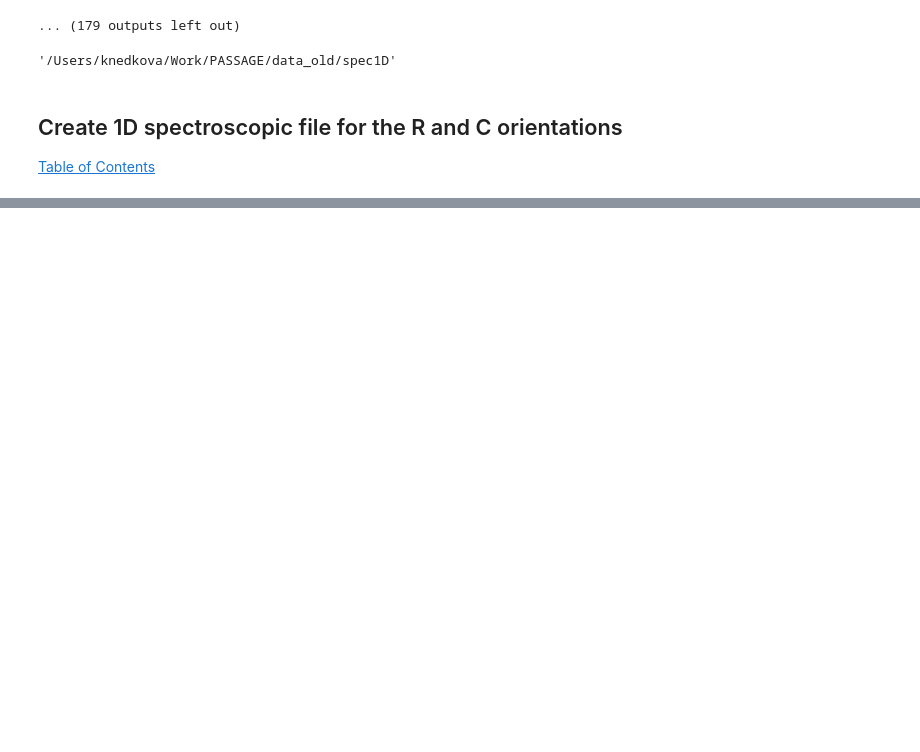
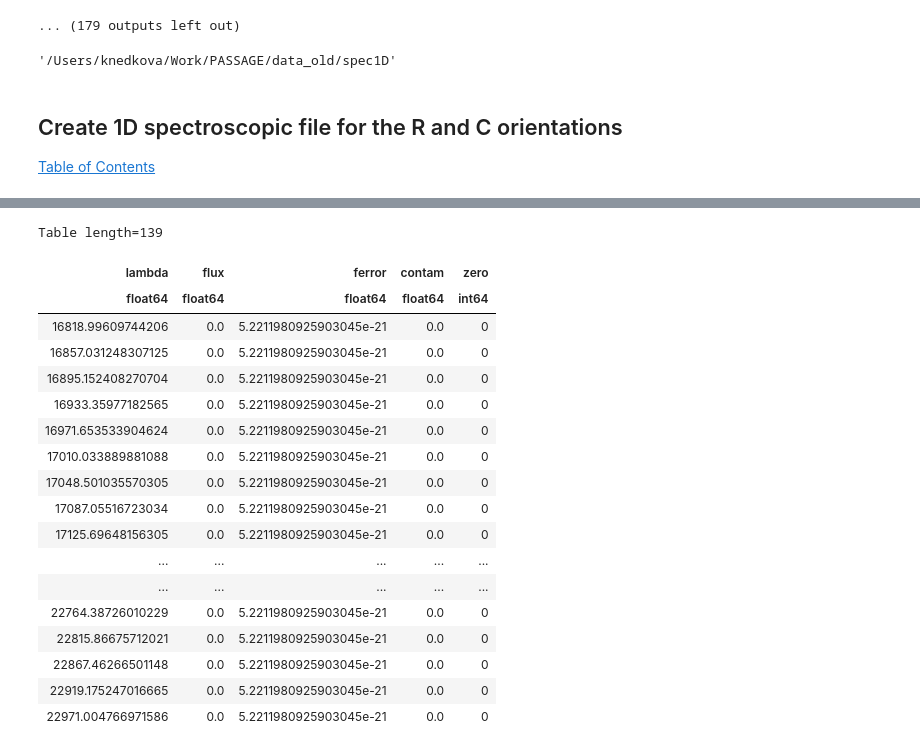
Before and after one commit to vihangmehta/line-finding, a Jupyter notebook: wisp_analysis/passage_convert_data.ipynb, the cells around one changed output, grey strips where cells are left out. Cells and saved outputs as stored; diff of their text form; code cells hidden in the pictures; blank space fills up the shorter version.

```diff
--- a/wisp_analysis/passage_convert_data.ipynb
+++ b/wisp_analysis/passage_convert_data.ipynb
@@ -449,0 +602,22 @@ AttributeError: 'function' object has no attribute 'keys'
+# %%
+tab_blue_R_contam
+# %% [output]
+Table length=139
+| lambda | flux | ferror | contam | zero |
+| float64 | float64 | float64 | float64 | int64 |
+| 16818.99609744206 | 0.0 | 5.2211980925903045e-21 | 0.0 | 0 |
+| 16857.031248307125 | 0.0 | 5.2211980925903045e-21 | 0.0 | 0 |
+| 16895.152408270704 | 0.0 | 5.2211980925903045e-21 | 0.0 | 0 |
+| 16933.35977182565 | 0.0 | 5.2211980925903045e-21 | 0.0 | 0 |
+| 16971.653533904624 | 0.0 | 5.2211980925903045e-21 | 0.0 | 0 |
+| 17010.033889881088 | 0.0 | 5.2211980925903045e-21 | 0.0 | 0 |
+| 17048.501035570305 | 0.0 | 5.2211980925903045e-21 | 0.0 | 0 |
+| 17087.05516723034 | 0.0 | 5.2211980925903045e-21 | 0.0 | 0 |
+| 17125.69648156305 | 0.0 | 5.2211980925903045e-21 | 0.0 | 0 |
+| ... | ... | ... | ... | ... |
+| ... | ... | ... | ... | ... |
+| 22764.38726010229 | 0.0 | 5.2211980925903045e-21 | 0.0 | 0 |
+| 22815.86675712021 | 0.0 | 5.2211980925903045e-21 | 0.0 | 0 |
+| 22867.46266501148 | 0.0 | 5.2211980925903045e-21 | 0.0 | 0 |
+| 22919.175247016665 | 0.0 | 5.2211980925903045e-21 | 0.0 | 0 |
+| 22971.004766971586 | 0.0 | 5.2211980925903045e-21 | 0.0 | 0 |
```
Also changed, not shown: parts of 11 cells of this notebook.
